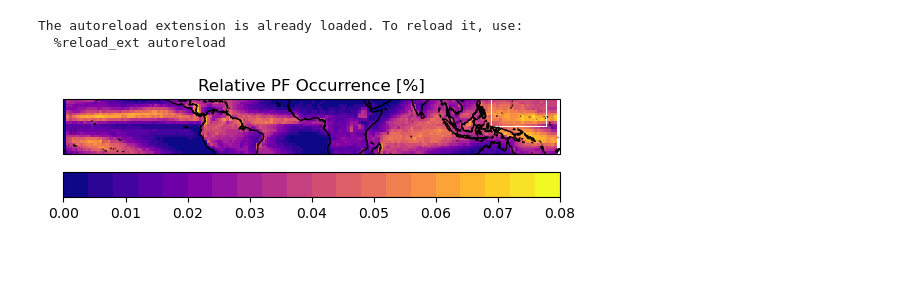
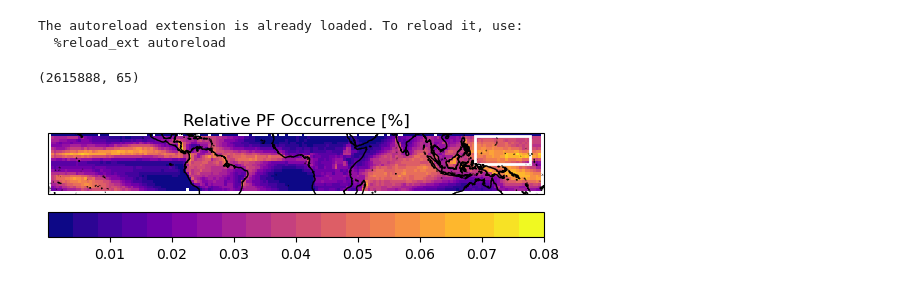
Before and after one commit to pedroanguloumana/extreme_precipitation_in_gpm, a Jupyter notebook: notebooks/nb00 Maps.ipynb, the cells around one changed output. Cells and saved outputs as stored; diff of their text form; code cells hidden in the pictures; blank space fills up the shorter version.

```diff
--- a/notebooks/nb00 Maps.ipynb
+++ b/notebooks/nb00 Maps.ipynb
@@ -16 +32,5 @@ The autoreload extension is already loaded. To reload it, use:
+# %%
+pf_stats.shape
+# %% [output]
+(2615888, 65)
 # %%
@@ -64,13 +53,26 @@ def _plot(ax, data, cmap, norm, title):
 # %%
 num_pfs = binned_statistic_2d(
         pf_stats['mean_latitude'],
         pf_stats['mean_longitude'],
         None,
         bins=[lat_bins, lon_bins],
         statistic='count'
 ).statistic
 frac_pfs = 100*num_pfs/num_pfs.sum()
 fig, ax = plt.subplots(subplot_kw={'projection': ccrs.PlateCarree()})
-_plot(ax, frac_pfs, cmap='plasma', norm=colors.Normalize(vmin=0,vmax=0.8e-1), title=f'Relative PF Occurrence [%]')
+_plot(ax, frac_pfs, cmap='plasma', norm=colors.Normalize(vmin=1e-10,vmax=0.8e-1), title=f'Relative PF Occurrence [%]')
+
+# Add box showing gSAM domain
+rect = mpatches.Rectangle(
+(130, 0),  # (lon_min, lat_min)
+40,        # width in degrees
+20,        # height in degrees
+linewidth=2,
+edgecolor='white',
+facecolor='none',
+transform=ccrs.PlateCarree()
+)
+ax.add_patch(rect)
+save_figure(fig, 'Map PF ROF map')
 # %% [output]
-[figure, old version]
+[figure, new version]
```
Also changed, not shown: parts of 13 cells of this notebook, 59 other files.
